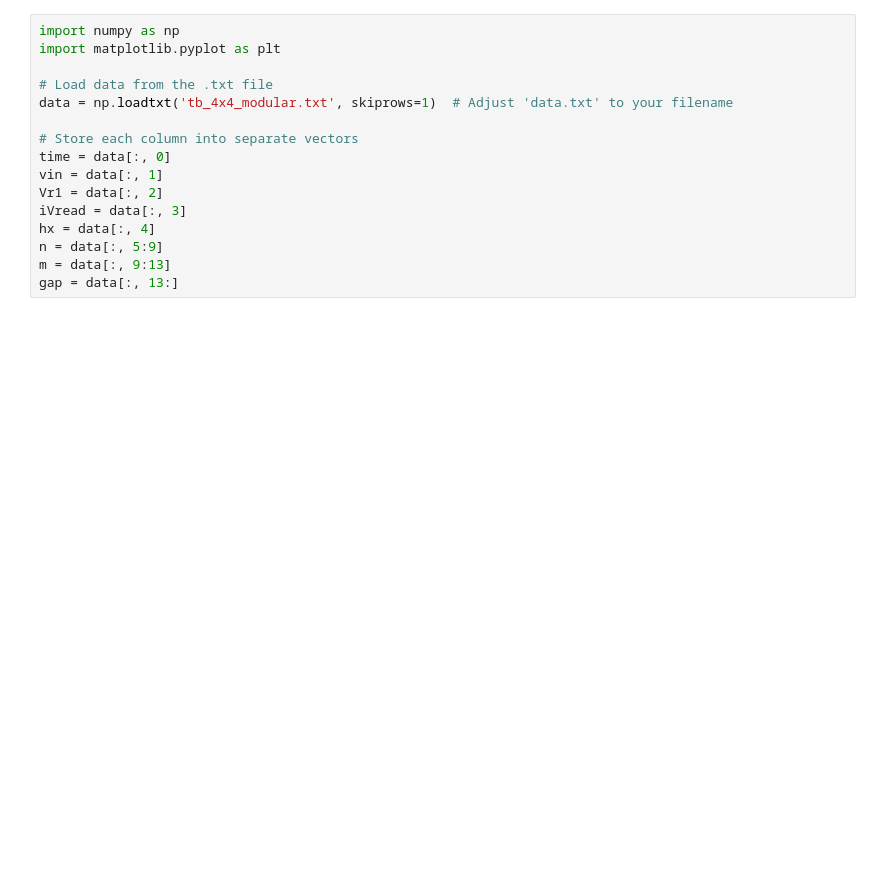
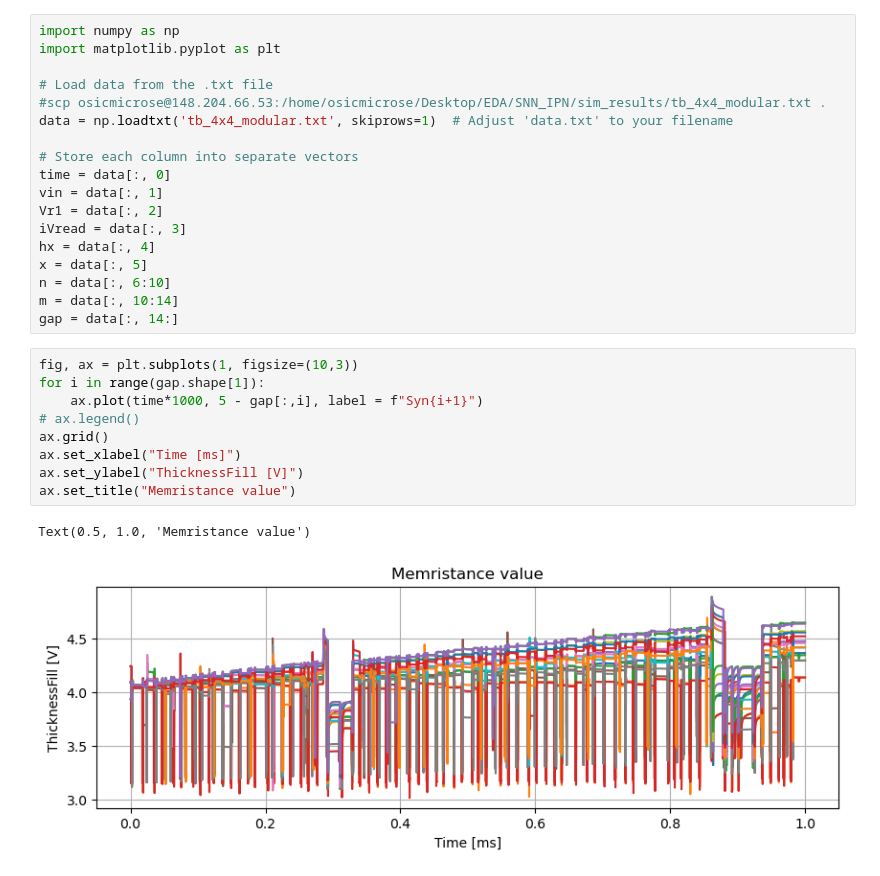
Before and after one commit to AlejandroJuarezLora/SNN_IPN, a Jupyter notebook: sim_results/tb_4x4_modular_proc.ipynb, the cells around one changed output. Drawn from its saved outputs; the diff is of its cells as text; blank space fills up the shorter version.

```diff
--- a/sim_results/tb_4x4_modular_proc.ipynb
+++ b/sim_results/tb_4x4_modular_proc.ipynb
@@ -3,6 +3,7 @@ import numpy as np
 import matplotlib.pyplot as plt
 
 # Load data from the .txt file
+#scp osicmicrose@148.204.66.53:/home/osicmicrose/Desktop/EDA/SNN_IPN/sim_results/tb_4x4_modular.txt .
 data = np.loadtxt('tb_4x4_modular.txt', skiprows=1)  # Adjust 'data.txt' to your filename
 
 # Store each column into separate vectors
@@ -11,7 +12,20 @@ vin = data[:, 1]
 Vr1 = data[:, 2]
 iVread = data[:, 3]
 hx = data[:, 4]
-n = data[:, 5:9]
-m = data[:, 9:13]
-gap = data[:, 13:]
+x = data[:, 5]
+n = data[:, 6:10]
+m = data[:, 10:14]
+gap = data[:, 14:]
+# %%
+fig, ax = plt.subplots(1, figsize=(10,3))
+for i in range(gap.shape[1]):
+    ax.plot(time*1000, 5 - gap[:,i], label = f"Syn{i+1}")
+# ax.legend()
+ax.grid()
+ax.set_xlabel("Time [ms]")
+ax.set_ylabel("ThicknessFill [V]")
+ax.set_title("Memristance value")
+# %% [output]
+Text(0.5, 1.0, 'Memristance value')
+[figure, added]
 # %%
```
Also changed, not shown: parts of 4 cells of this notebook, 1 other file.
